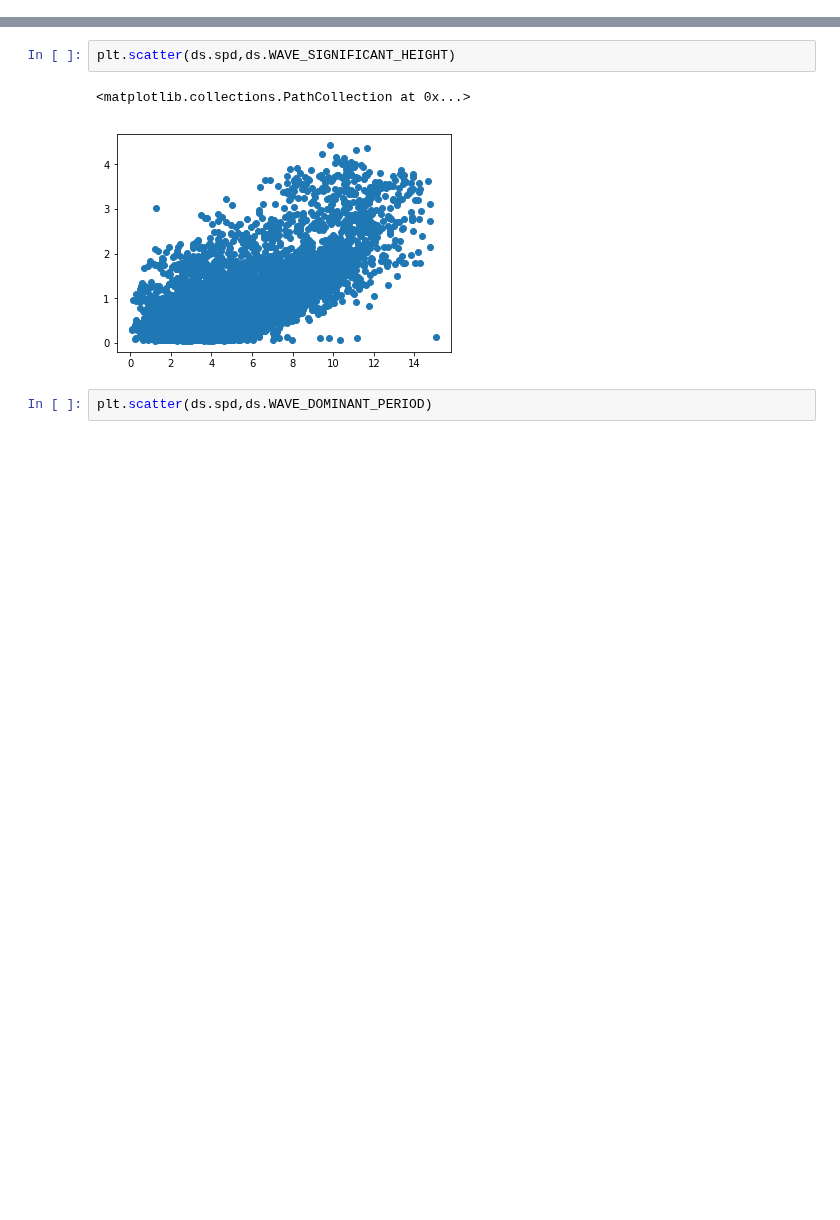
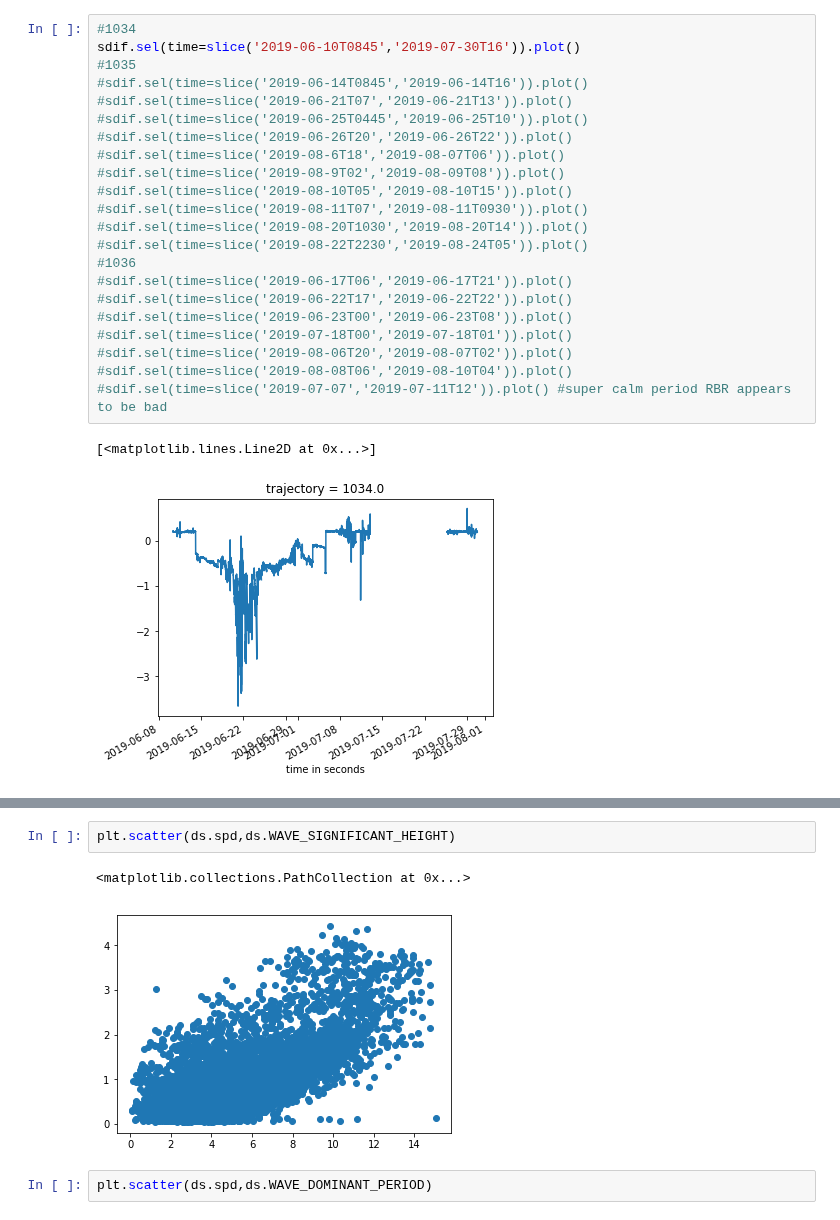
Before and after one commit to cgentemann/Saildrone, a Jupyter notebook: Arctic data plotting.ipynb, the cells around one changed output, grey strips where cells are left out. Cells and saved outputs as stored; diff of their text form; blank space fills up the shorter version.

```diff
--- a/Arctic data plotting.ipynb
+++ b/Arctic data plotting.ipynb
@@ -5,0 +51,25 @@ import matplotlib.pyplot as plt
+# %%
+#1034
+sdif.sel(time=slice('2019-06-10T0845','2019-07-30T16')).plot()
+#1035
+#sdif.sel(time=slice('2019-06-14T0845','2019-06-14T16')).plot()
+#sdif.sel(time=slice('2019-06-21T07','2019-06-21T13')).plot()
+#sdif.sel(time=slice('2019-06-25T0445','2019-06-25T10')).plot()
+#sdif.sel(time=slice('2019-06-26T20','2019-06-26T22')).plot()
+#sdif.sel(time=slice('2019-08-6T18','2019-08-07T06')).plot()
+#sdif.sel(time=slice('2019-08-9T02','2019-08-09T08')).plot()
+#sdif.sel(time=slice('2019-08-10T05','2019-08-10T15')).plot()
+#sdif.sel(time=slice('2019-08-11T07','2019-08-11T0930')).plot()
+#sdif.sel(time=slice('2019-08-20T1030','2019-08-20T14')).plot()
+#sdif.sel(time=slice('2019-08-22T2230','2019-08-24T05')).plot()
+#1036
+#sdif.sel(time=slice('2019-06-17T06','2019-06-17T21')).plot()
+#sdif.sel(time=slice('2019-06-22T17','2019-06-22T22')).plot()
+#sdif.sel(time=slice('2019-06-23T00','2019-06-23T08')).plot()
+#sdif.sel(time=slice('2019-07-18T00','2019-07-18T01')).plot()
+#sdif.sel(time=slice('2019-08-06T20','2019-08-07T02')).plot()
+#sdif.sel(time=slice('2019-08-08T06','2019-08-10T04')).plot()
+#sdif.sel(time=slice('2019-07-07','2019-07-11T12')).plot() #super calm period RBR appears to be bad
+# %% [output]
+[<matplotlib.lines.Line2D at 0x...>]
+[figure, added]
```
Also changed, not shown: parts of 15 cells of this notebook, 1 other file.
